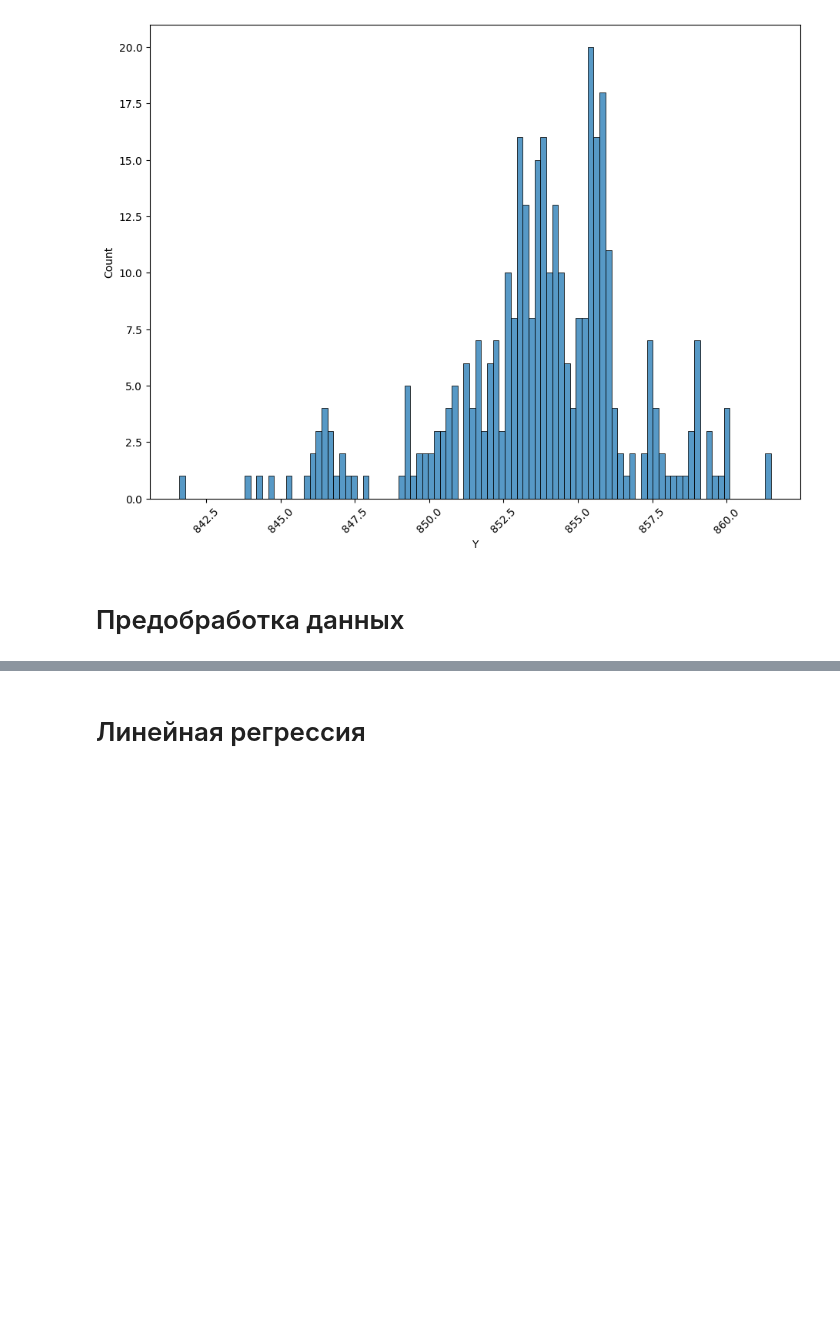
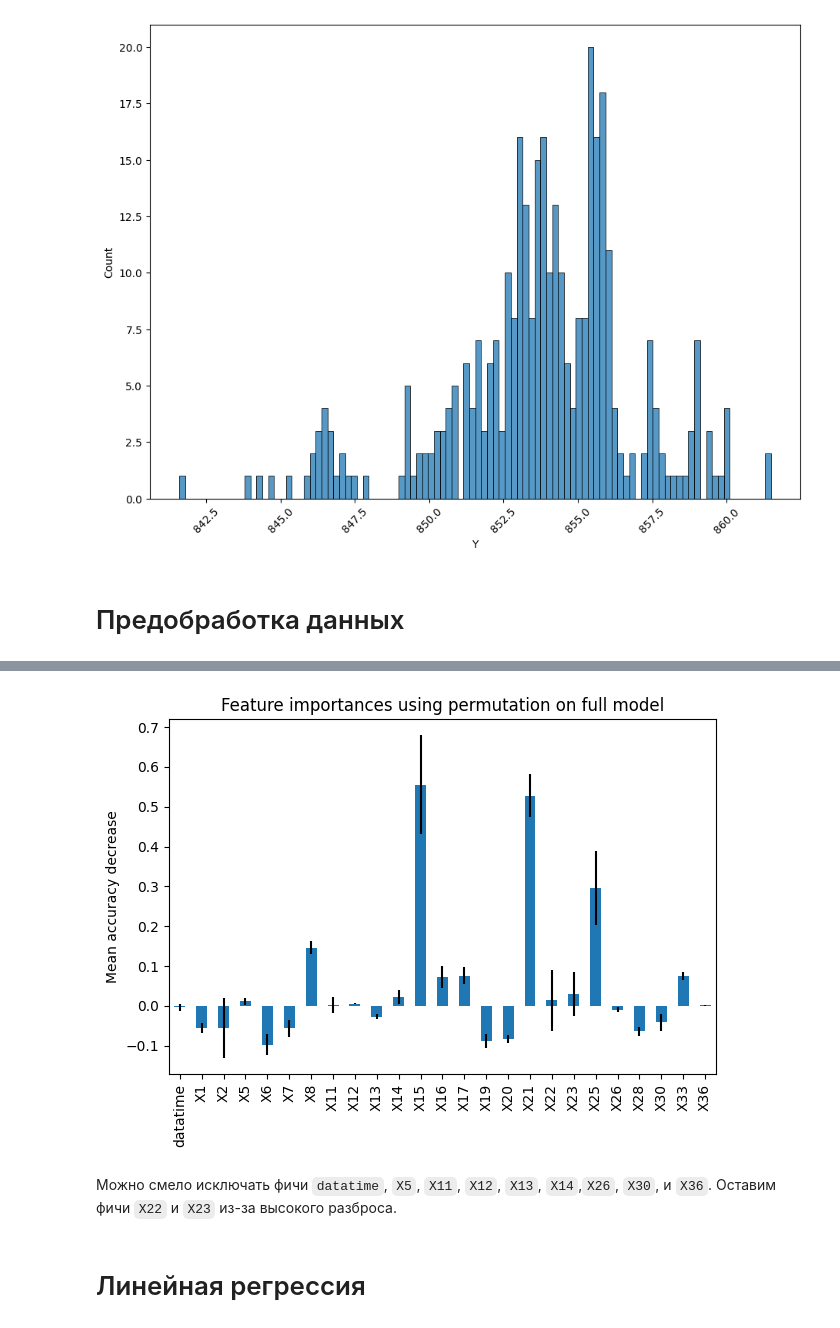
Before and after one commit to WastingT-me/GPN-test, a Jupyter notebook: LinReg.ipynb, the cells around one changed output, grey strips where cells are left out. Saved outputs shown, nothing was run; the diff lists cells and outputs as text; code cells hidden in the pictures; blank space fills up the shorter version.

```diff
--- a/LinReg.ipynb
+++ b/LinReg.ipynb
@@ -136,0 +206,20 @@ X_test_num = scaler.transform(X_test_num)
+# %%
+from sklearn.inspection import permutation_importance
+
+
+result = permutation_importance(
+    model, X_test, y_test, n_repeats=10, random_state=42, n_jobs=2
+)
+
+feature_importances = pd.Series(result.importances_mean, index=df_corr.drop("Y", axis=1).columns)
+# %%
+fig, ax = plt.subplots()
+feature_importances.plot.bar(yerr=result.importances_std, ax=ax)
+ax.set_title("Feature importances using permutation on full model")
+ax.set_ylabel("Mean accuracy decrease")
+fig.tight_layout()
+plt.show()
+# %% [output]
+[figure, added]
+# %% [markdown]
+Можно смело исключать фичи `datatime`, `X5`, `X11`, `X12`, `X13`, `X14`,`X26`, `X30`, и `X36`. Оставим фичи `X22` и `X23` из-за высокого разброса.
```
Also changed, not shown: parts of 23 cells of this notebook.
